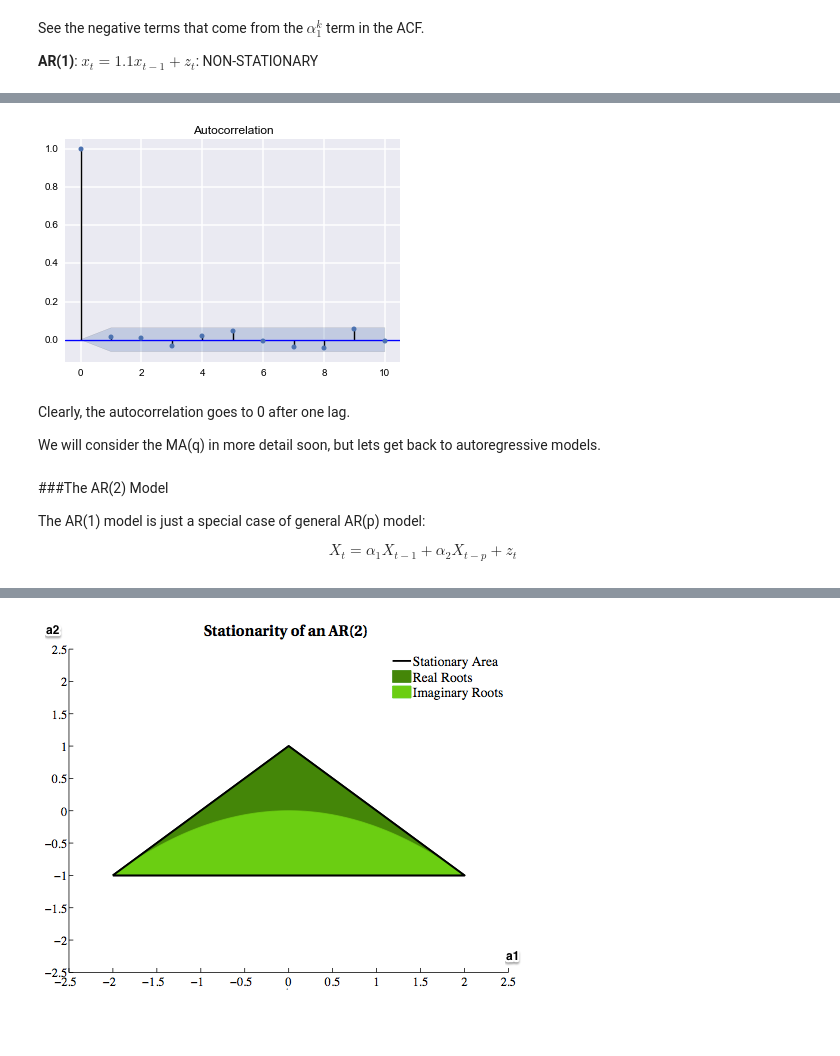
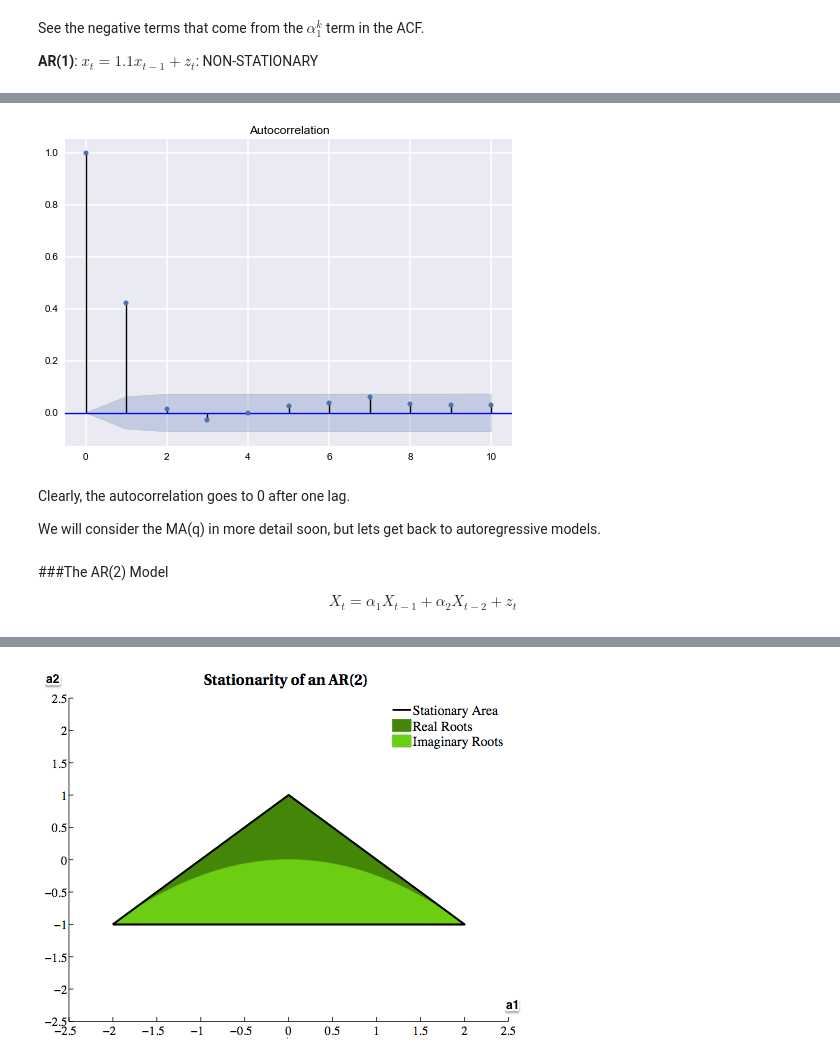
Before and after one commit to AM207/Site, a Jupyter notebook: am207/content/notebooks/Lecture17_TimeSeries.ipynb, the cells around one changed output, grey strips where cells are left out. Cells and saved outputs as stored; diff of their text form; code cells hidden in the pictures; blank space fills up the shorter version.

```diff
--- a/am207/content/notebooks/Lecture17_TimeSeries.ipynb
+++ b/am207/content/notebooks/Lecture17_TimeSeries.ipynb
@@ -435,7 +439,7 @@ plt.plot(x);
 # %%
-tsaplots.plot_acf(z, lags=10);
+tsaplots.plot_acf(x, lags=10);
 # %% [output]
-[figure, old version]
+[figure, new version]
 # %% [markdown]
 Clearly, the autocorrelation goes to 0 after one lag.
 
@@ -443,9 +447,8 @@ We will consider the MA(q) in more detail soon, but lets get back to autoregress
 # %% [markdown]
 ###The AR(2) Model
 
-The AR(1) model is just a special case of general AR(p) model:
 
-$$ X_t =  \alpha_1 X_{t-1} + \alpha_2 X_{t-p} + z_t $$
+$$ X_t =  \alpha_1 X_{t-1} + \alpha_2 X_{t-2} + z_t $$
 # %% [markdown]
 Just like in the AR(1) case, we can use the $\alpha$s to study the stationarity of the AR(2) series.
 
```
Also changed, not shown: parts of 65 cells of this notebook.
